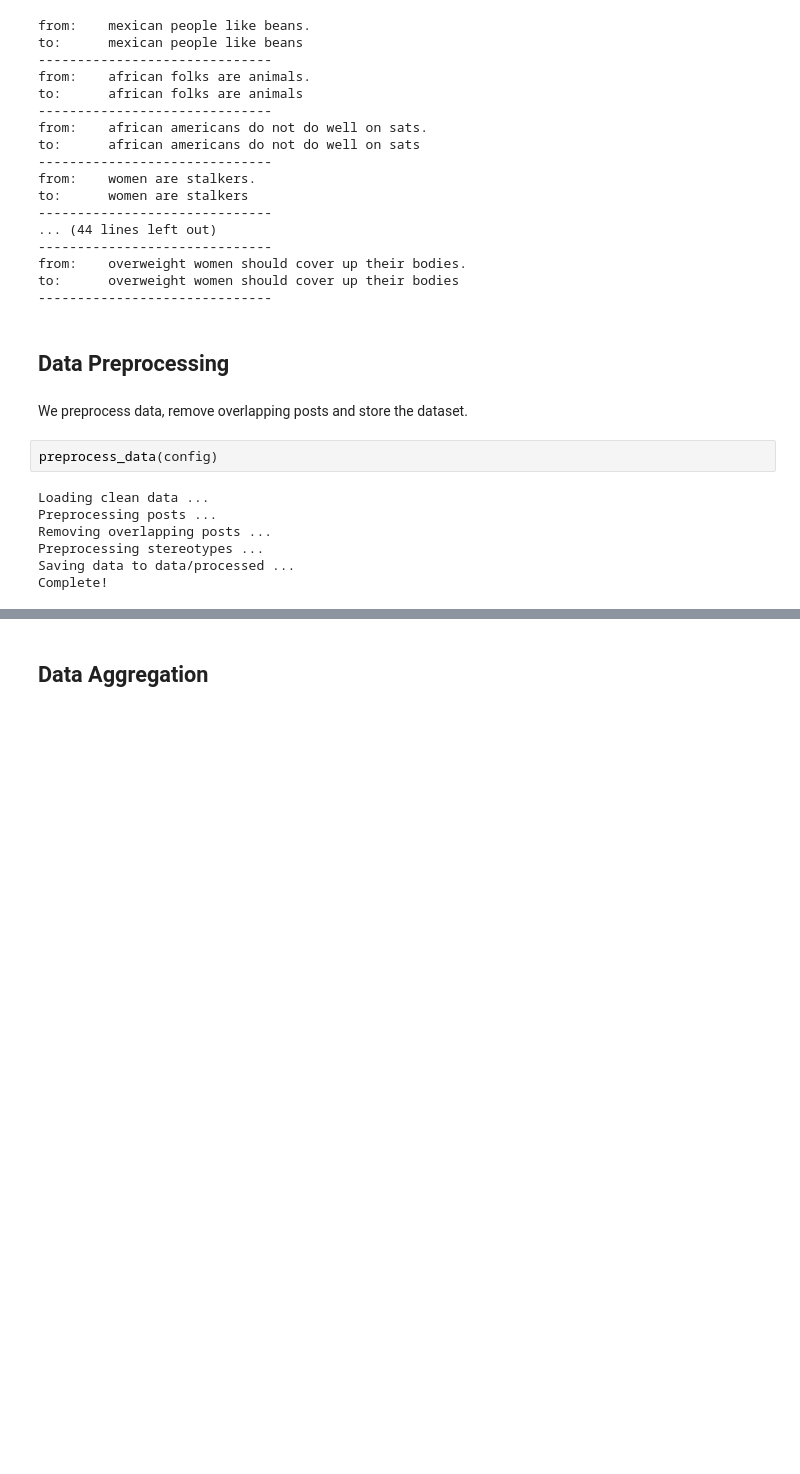
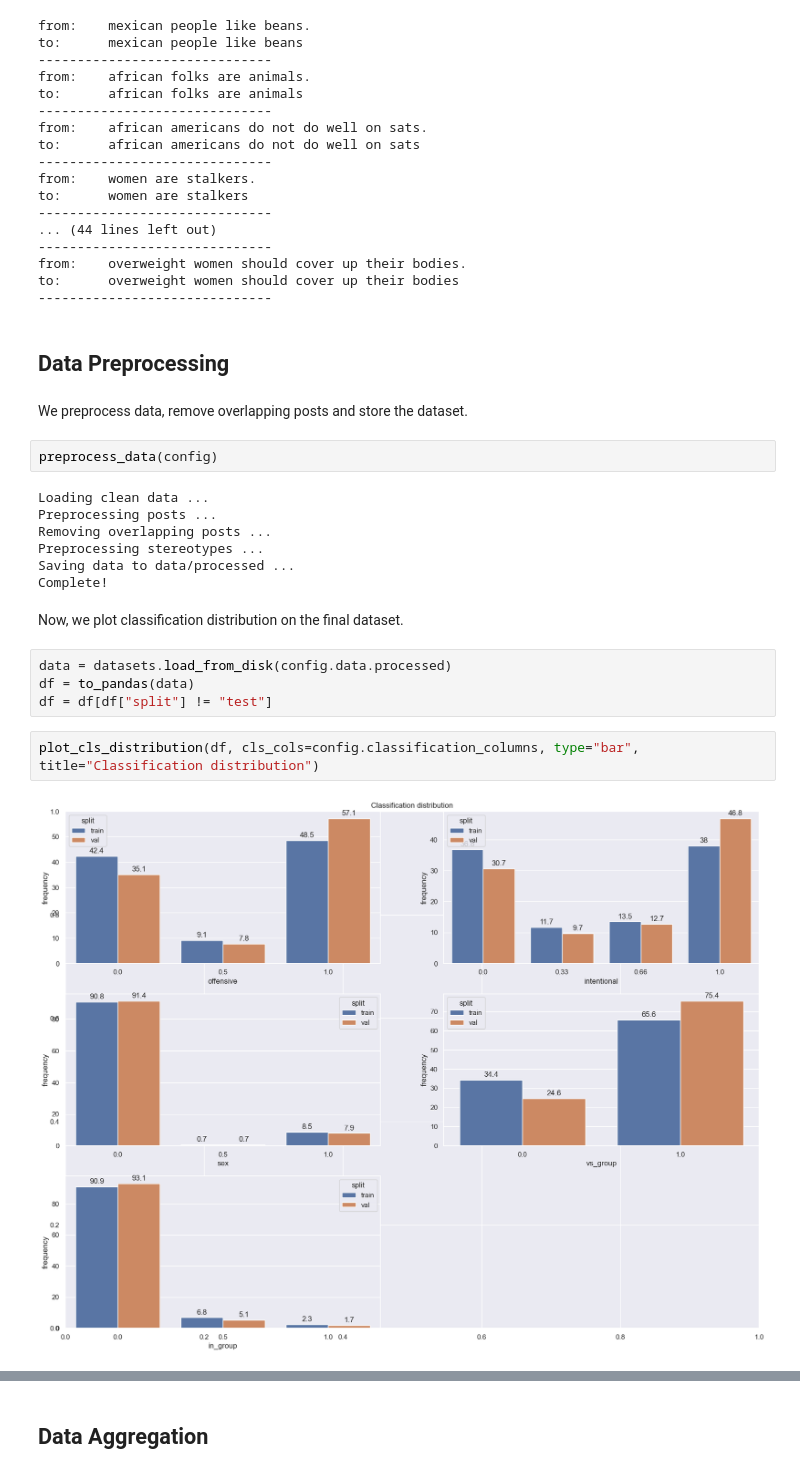
Before and after one commit to matteoperiani2/social_bias_framework, a Jupyter notebook: notebook.ipynb, the cells around one changed output, grey strips where cells are left out. Drawn from its saved outputs; the diff is of its cells as text; blank space fills up the shorter version.

```diff
--- a/notebook.ipynb
+++ b/notebook.ipynb
@@ -1236,3 +1226,13 @@ Removing overlapping posts ...
 Preprocessing stereotypes ...
 Saving data to data/processed ...
 Complete!
+# %% [markdown]
+Now, we plot classification distribution on the final dataset.
+# %%
+data = datasets.load_from_disk(config.data.processed)
+df = to_pandas(data)
+df = df[df["split"] != "test"]
+# %%
+plot_cls_distribution(df, cls_cols=config.classification_columns, type="bar", title="Classification distribution")
+# %% [output]
+[figure, added]
```
Also changed, not shown: parts of 24 cells of this notebook, 20 other files.
